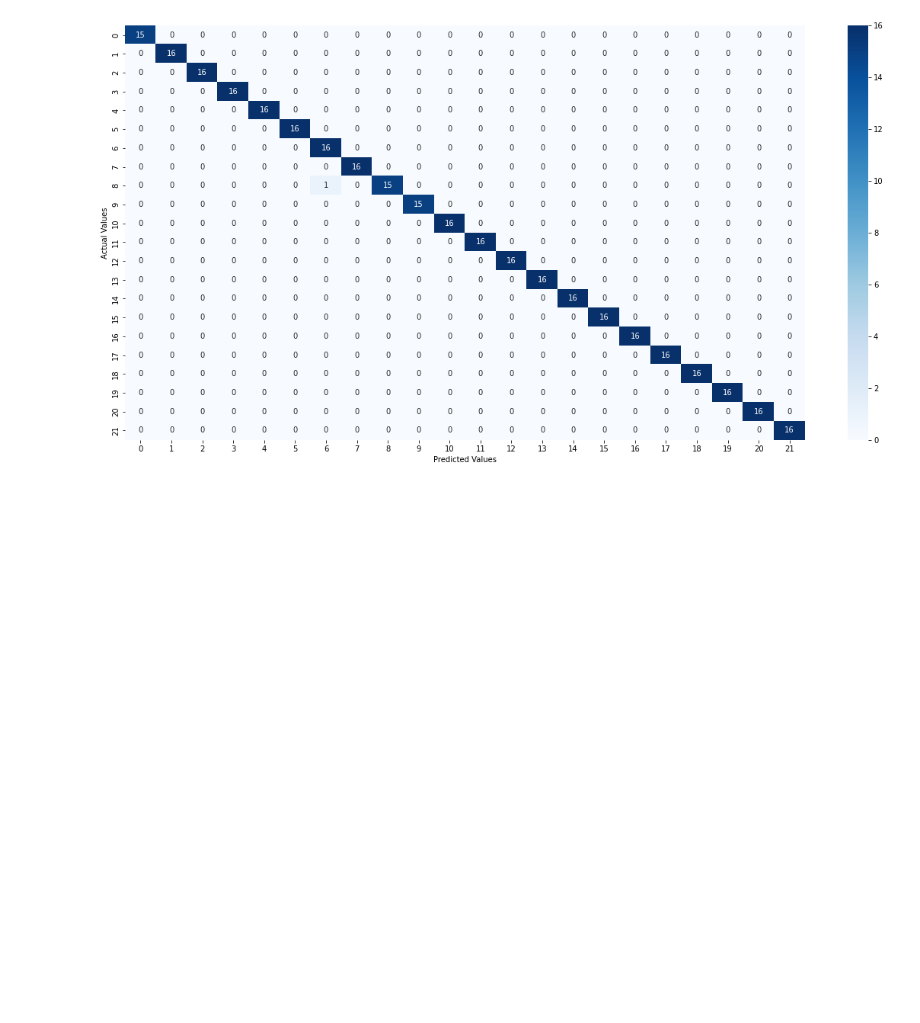
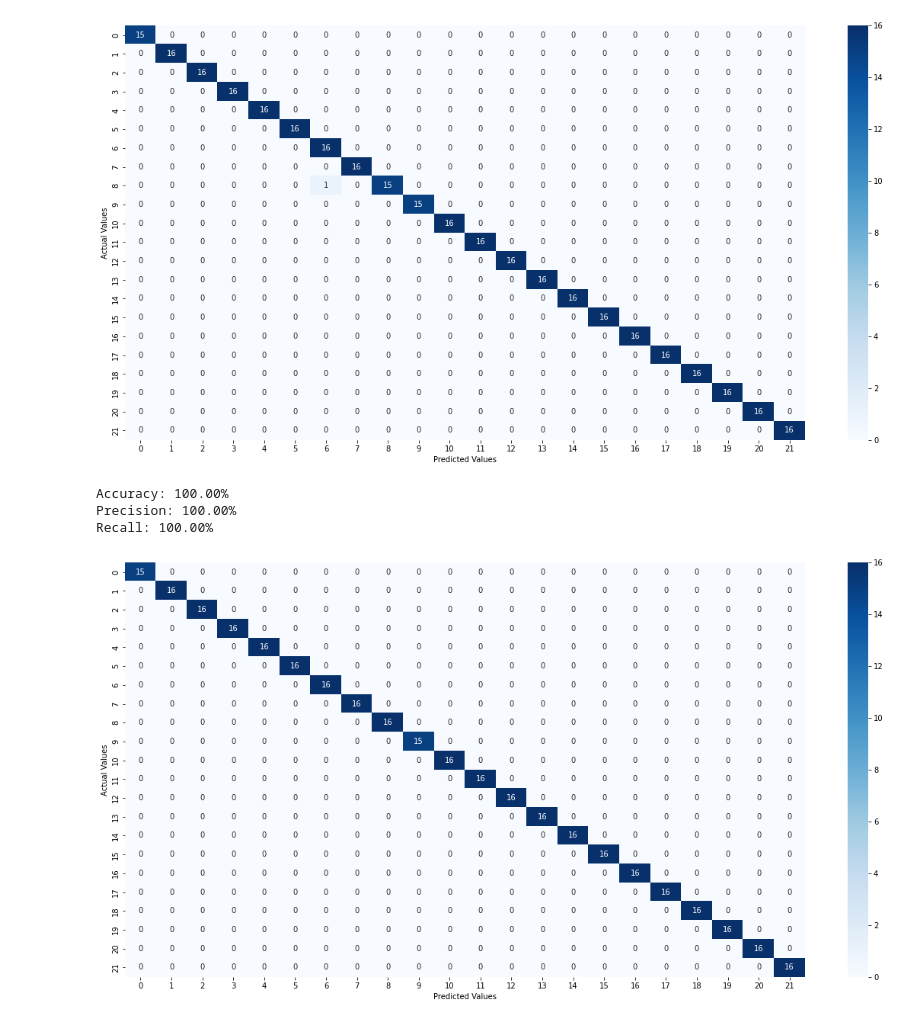
Before and after one commit to Saadman53/Thesis-Human-Activity-Recognition, a Jupyter notebook: Decision_Level_Fusion.ipynb, the cells around one changed output. Saved outputs shown, nothing was run; the diff lists cells and outputs as text; code cells hidden in the pictures; blank space fills up the shorter version.

```diff
--- a/Decision_Level_Fusion.ipynb
+++ b/Decision_Level_Fusion.ipynb
@@ -4,7 +4,8 @@
 from google.colab import drive
 drive.mount('/content/drive')
 sensor_preds_path = "drive/My Drive/Dataset/sensor_predictions.mat"
-alexnet_preds_path = "drive/My Drive/Dataset/alexnet_predictions.mat"
+prewitt_preds_path = "drive/My Drive/Dataset/alexnet_prewitt_predictions.mat"
+sobel_preds_path = "drive/My Drive/Dataset/alexnet_sobel_predictions.mat"
 # %% [output]
 Mounted at /content/drive
 # %%
@@ -57,10 +58,12 @@ import torch
 import torch.nn as nn
 # %%
 y_pred_sens = torch.tensor(sio.loadmat(sensor_preds_path)['preds'])
-y_pred_alex = torch.tensor(sio.loadmat(alexnet_preds_path)['preds'])
-y_test = sio.loadmat(alexnet_preds_path)['y_test']
+y_pred_prewitt = torch.tensor(sio.loadmat(prewitt_preds_path)['preds'])
+y_pred_sobel = torch.tensor(sio.loadmat(sobel_preds_path)['preds'])
+y_test = sio.loadmat(prewitt_preds_path)['y_test']
-# %%
-y_pred = y_pred_sens+y_pred_alex
+# %%
+y_pred_prewitt_sens = y_pred_sens+y_pred_prewitt
+y_pred_sobel_sens = y_pred_sens+y_pred_sobel
 # %%
 def cf_matrix(y_pred, test_y):
   y_pred_softmax = torch.log_softmax(y_pred, dim = 1)
@@ -87,3 +90,10 @@ Accuracy: 99.71%
 Precision: 99.73%
 Recall: 99.72%
 [figure]
+# %%
+cm,acc, recall, precision = cf_matrix(y_pred_sobel_sens, y_test)
+# %% [output]
+Accuracy: 100.00%
+Precision: 100.00%
+Recall: 100.00%
+[figure, added]
```
Also changed, not shown: parts of 2 cells of this notebook.
